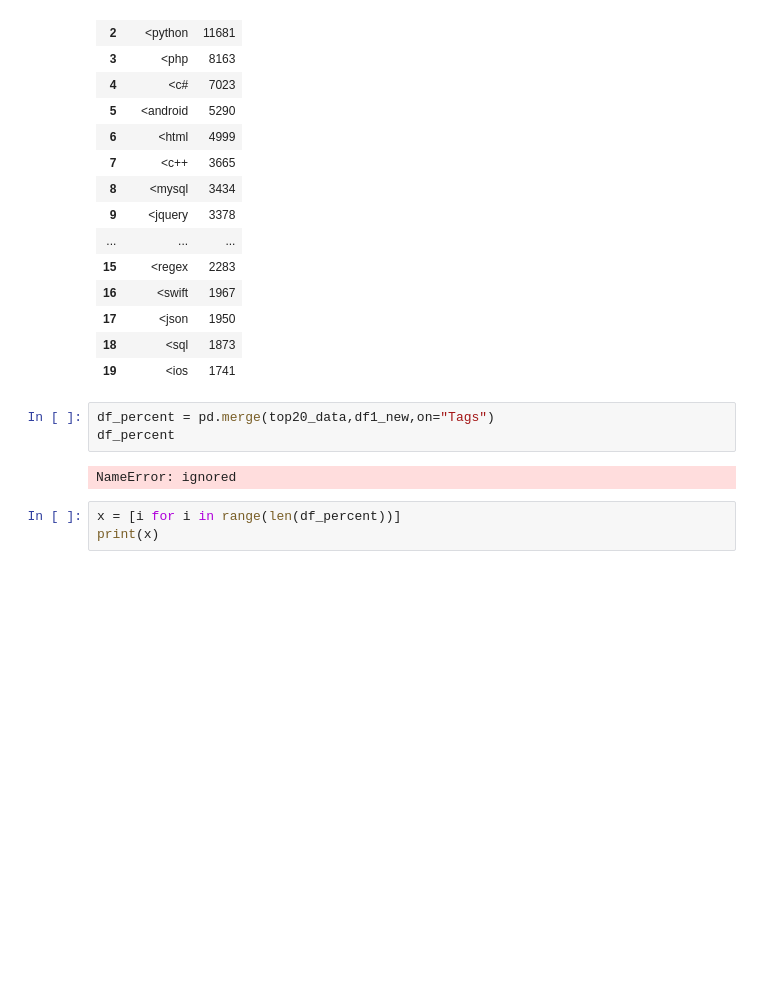
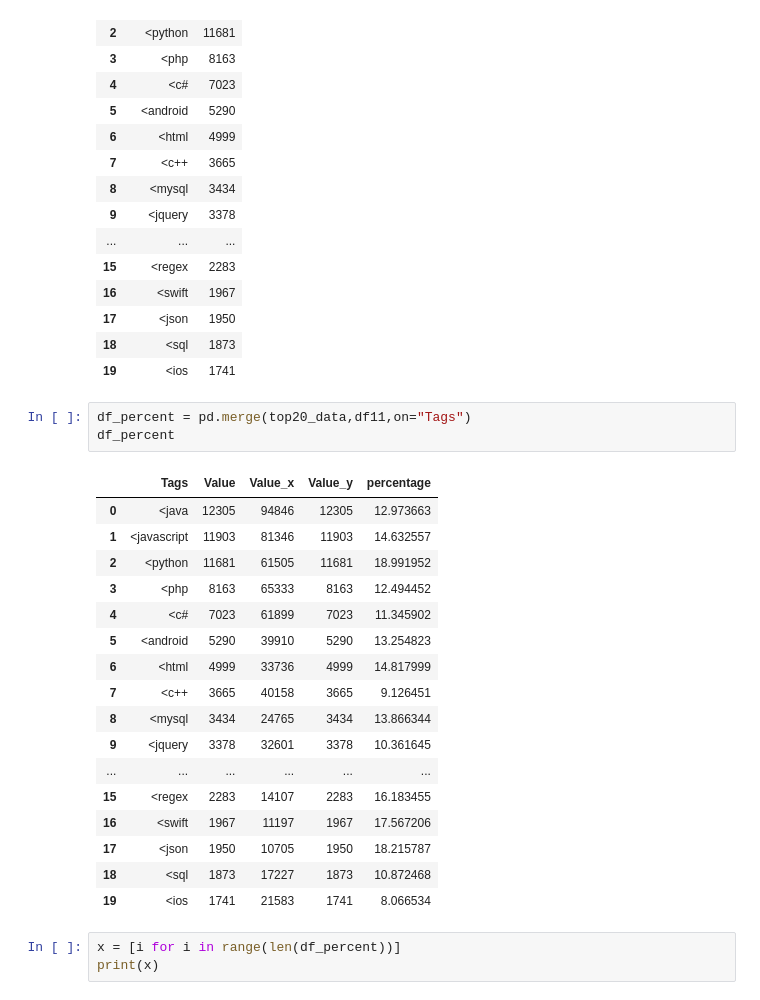
Before and after one commit to zeel2321-lit/Machine-Learning-, a Jupyter notebook: LHC_Finding_duplicate__question.ipynb, the cells around one changed output. Saved outputs shown, nothing was run; the diff lists cells and outputs as text; blank space fills up the shorter version.

```diff
--- a/LHC_Finding_duplicate__question.ipynb
+++ b/LHC_Finding_duplicate__question.ipynb
@@ -726,10 +698,26 @@ top20_data
 | 18 | <sql | 1873 |
 | 19 | <ios | 1741 |
 # %%
-df_percent = pd.merge(top20_data,df1_new,on="Tags")
+df_percent = pd.merge(top20_data,df11,on="Tags")
 df_percent
 # %% [output]
-NameError: ignored
+|  | Tags | Value | Value_x | Value_y | percentage |
+| 0 | <java | 12305 | 94846 | 12305 | 12.973663 |
+| 1 | <javascript | 11903 | 81346 | 11903 | 14.632557 |
+| 2 | <python | 11681 | 61505 | 11681 | 18.991952 |
+| 3 | <php | 8163 | 65333 | 8163 | 12.494452 |
+| 4 | <c# | 7023 | 61899 | 7023 | 11.345902 |
+| 5 | <android | 5290 | 39910 | 5290 | 13.254823 |
+| 6 | <html | 4999 | 33736 | 4999 | 14.817999 |
+| 7 | <c++ | 3665 | 40158 | 3665 | 9.126451 |
+| 8 | <mysql | 3434 | 24765 | 3434 | 13.866344 |
+| 9 | <jquery | 3378 | 32601 | 3378 | 10.361645 |
+| ... | ... | ... | ... | ... | ... |
+| 15 | <regex | 2283 | 14107 | 2283 | 16.183455 |
+| 16 | <swift | 1967 | 11197 | 1967 | 17.567206 |
+| 17 | <json | 1950 | 10705 | 1950 | 18.215787 |
+| 18 | <sql | 1873 | 17227 | 1873 | 10.872468 |
+| 19 | <ios | 1741 | 21583 | 1741 | 8.066534 |
 # %%
 x = [i for i in range(len(df_percent))]
 print(x)
```
Also changed, not shown: parts of 6 cells of this notebook.
